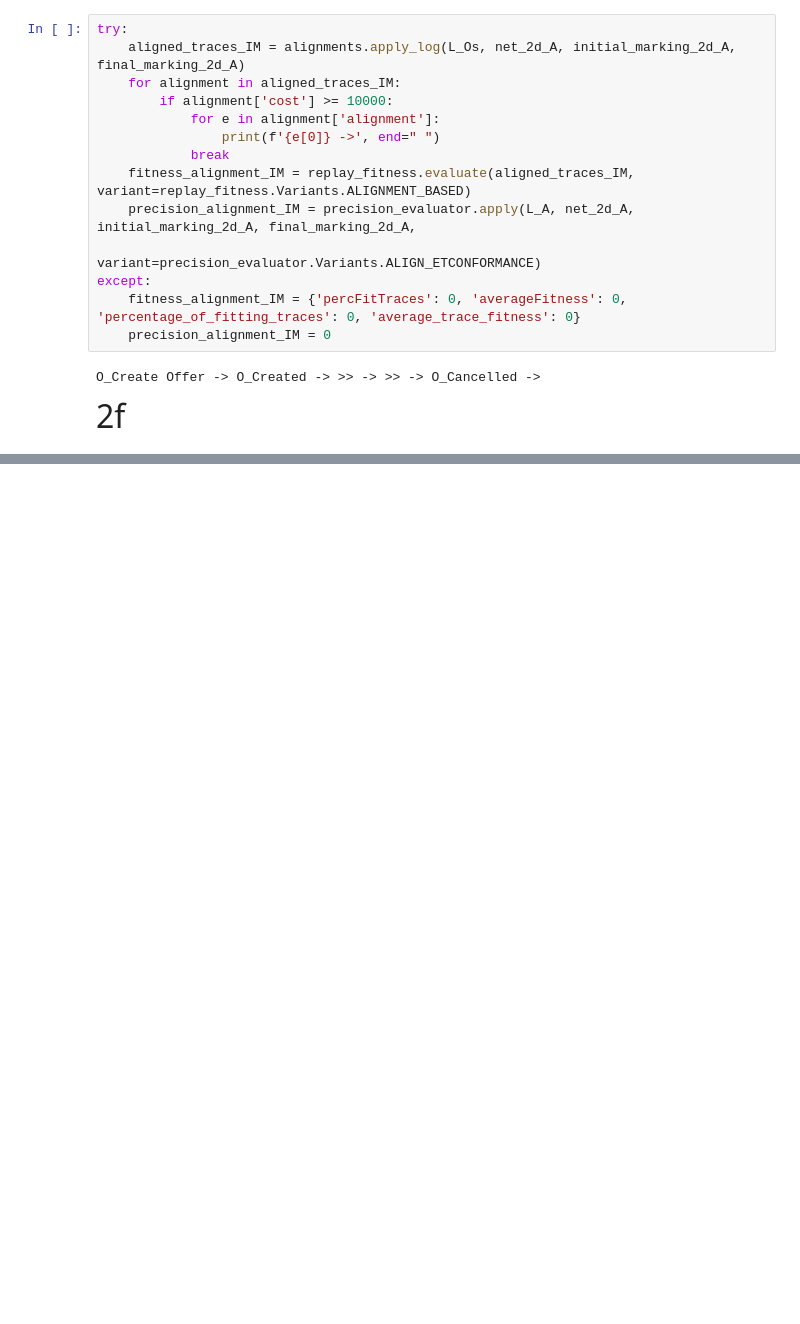
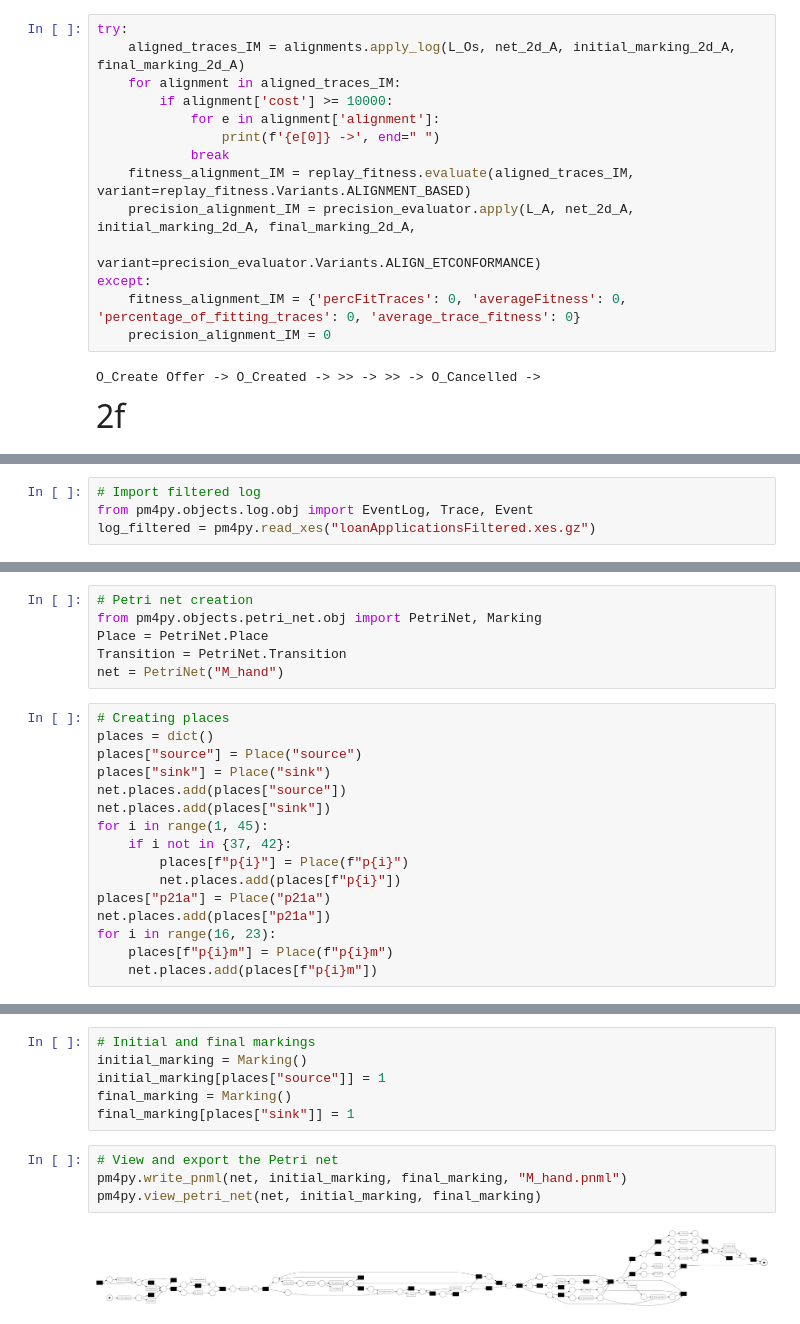
Before and after one commit to tranvutuan2001/APM2, a Jupyter notebook: notebook.ipynb, the cells around one changed output, grey strips where cells are left out. Cells and saved outputs as stored; diff of their text form; blank space fills up the shorter version.

Commit message:
2f petri net

```diff
--- a/notebook.ipynb
+++ b/notebook.ipynb
@@ -393,0 +330,4 @@ petri_utils.add_arc_from_to(transition_dict['W_Handle leads'], place_dict['p4'],
+# %%
+# Import filtered log
+from pm4py.objects.log.obj import EventLog, Trace, Event
+log_filtered = pm4py.read_xes("loanApplicationsFiltered.xes.gz")
@@ -393,0 +398,22 @@ petri_utils.add_arc_from_to(transition_dict['W_Handle leads'], place_dict['p4'],
+# %%
+# Petri net creation
+from pm4py.objects.petri_net.obj import PetriNet, Marking
+Place = PetriNet.Place
+Transition = PetriNet.Transition
+net = PetriNet("M_hand")
+# %%
+# Creating places
+places = dict()
+places["source"] = Place("source")
+places["sink"] = Place("sink")
+net.places.add(places["source"])
+net.places.add(places["sink"])
+for i in range(1, 45):
+    if i not in {37, 42}:
+        places[f"p{i}"] = Place(f"p{i}")
+        net.places.add(places[f"p{i}"])
+places["p21a"] = Place("p21a")
+net.places.add(places["p21a"])
+for i in range(16, 23):
+    places[f"p{i}m"] = Place(f"p{i}m")
+    net.places.add(places[f"p{i}m"])
@@ -393,0 +630,12 @@ petri_utils.add_arc_from_to(transition_dict['W_Handle leads'], place_dict['p4'],
+# %%
+# Initial and final markings
+initial_marking = Marking()
+initial_marking[places["source"]] = 1
+final_marking = Marking()
+final_marking[places["sink"]] = 1
+# %%
+# View and export the Petri net
+pm4py.write_pnml(net, initial_marking, final_marking, "M_hand.pnml")
+pm4py.view_petri_net(net, initial_marking, final_marking)
+# %% [output]
+[figure, added]
```
Also changed, not shown: parts of 8 cells of this notebook, 1 other file.
